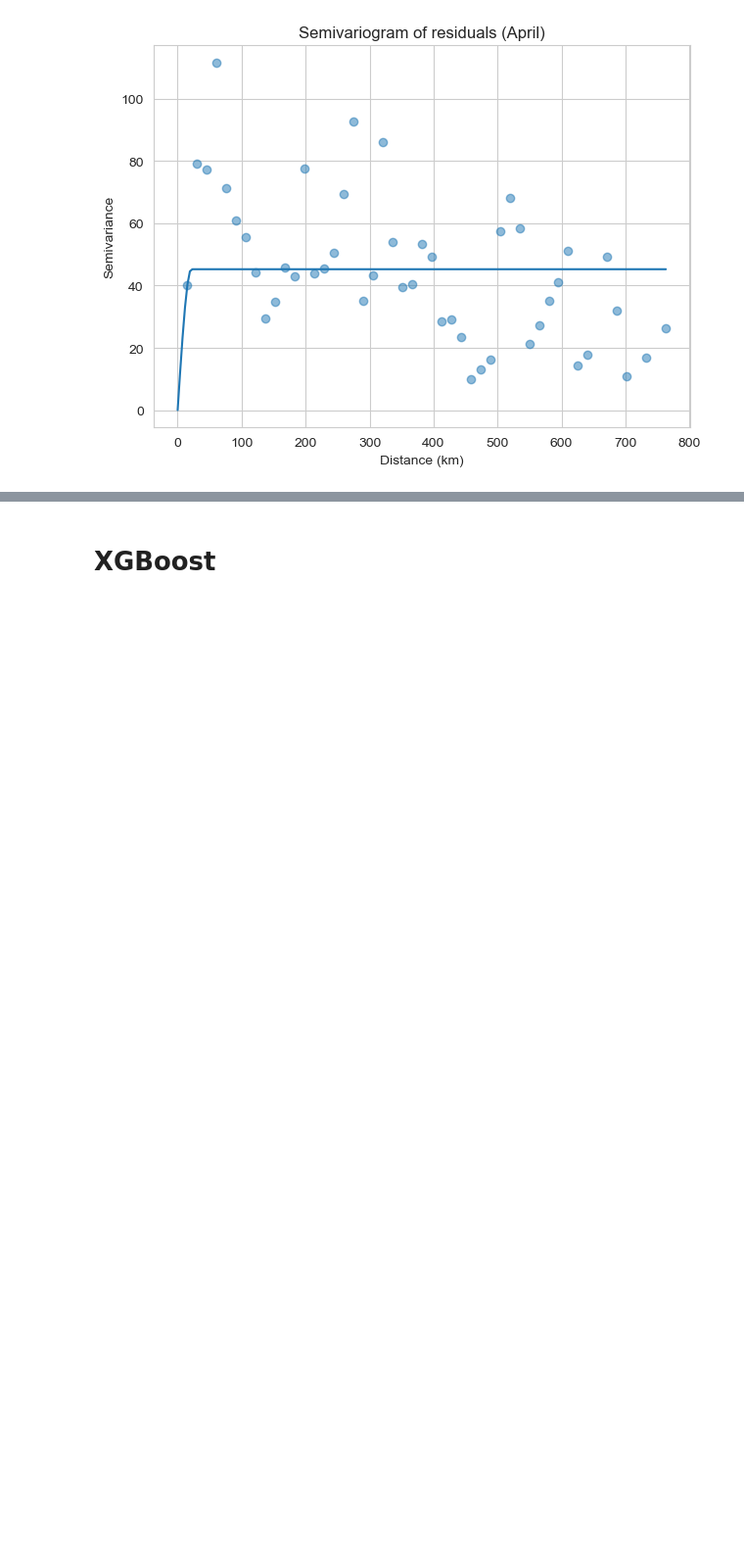
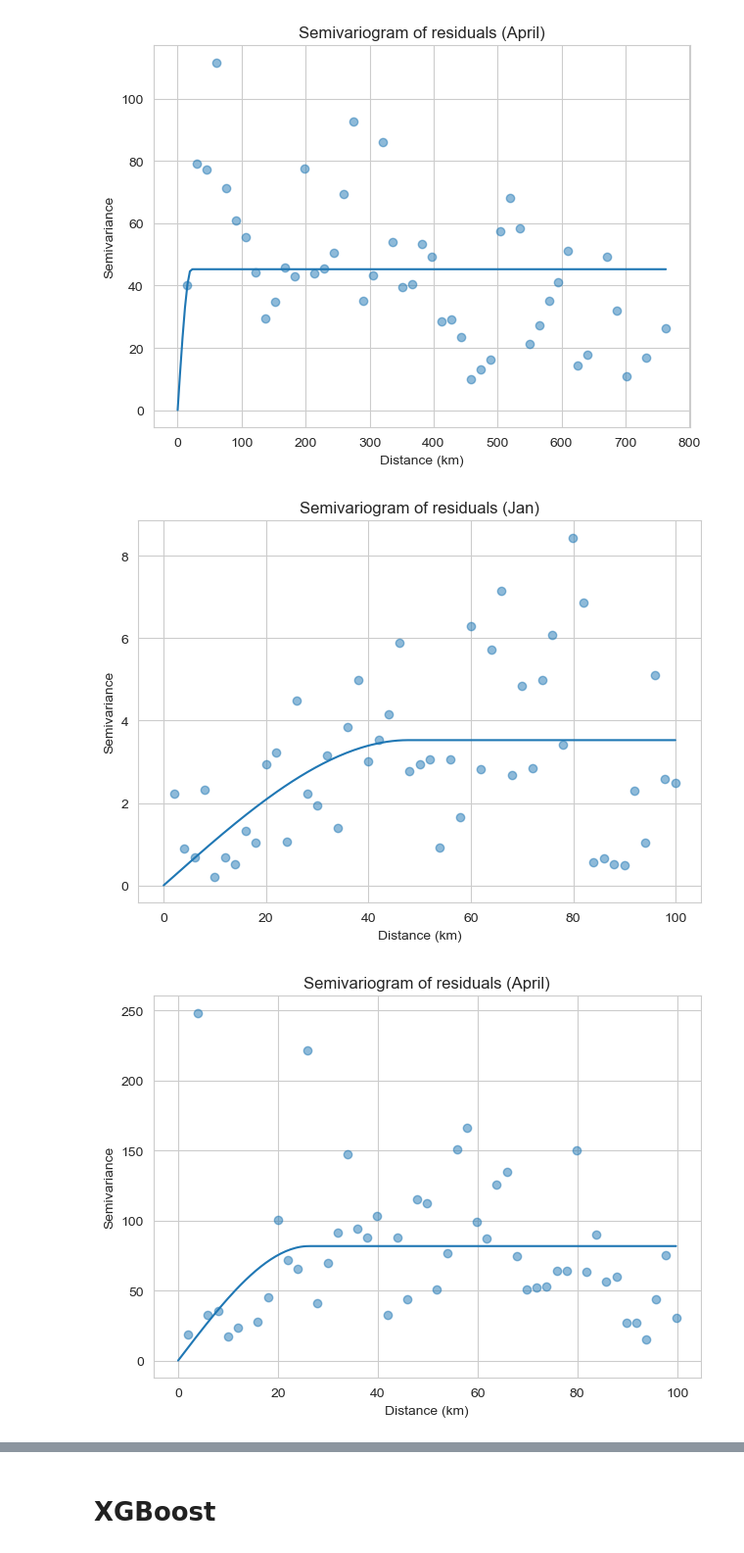
Before and after one commit to Luc1405/SSML, a Jupyter notebook: ResultsExploration.ipynb, the cells around one changed output, grey strips where cells are left out. Shown at 98% size. Cells and saved outputs as stored; diff of their text form; code cells hidden in the pictures; blank space fills up the shorter version.

```diff
--- a/ResultsExploration.ipynb
+++ b/ResultsExploration.ipynb
@@ -167,6 +173,12 @@ plot_semivariogram(df_results_rf_april, title="Semivariogram of residuals (April
 # %% [output]
 [figure]
 [figure]
+# %%
+plot_semivariogram(df_results_rf_jan, maxlag=100_000, title="Semivariogram of residuals (Jan)", output_file="output/semivariogram_residuals_rf_jan_small.pdf")
+plot_semivariogram(df_results_rf_april, maxlag=100_000, title="Semivariogram of residuals (April)", output_file="output/semivariogram_residuals_rf_april_small.pdf")
+# %% [output]
+[figure, added]
+[figure, added]
 # %%
 plot_feature_importance(rf_feature_importances_jan,importance_col= "importance", title="Random Forest Feature Importances (Jan)", output_file="output/rf_feature_importances_jan.pdf", top_n=20)
 plot_feature_importance(rf_feature_importances_april,importance_col= "importance", title="Random Forest Feature Importances (April)", output_file="output/rf_feature_importances_april.pdf", top_n=20)
```
Also changed, not shown: parts of 3 cells of this notebook, 1 other file.
